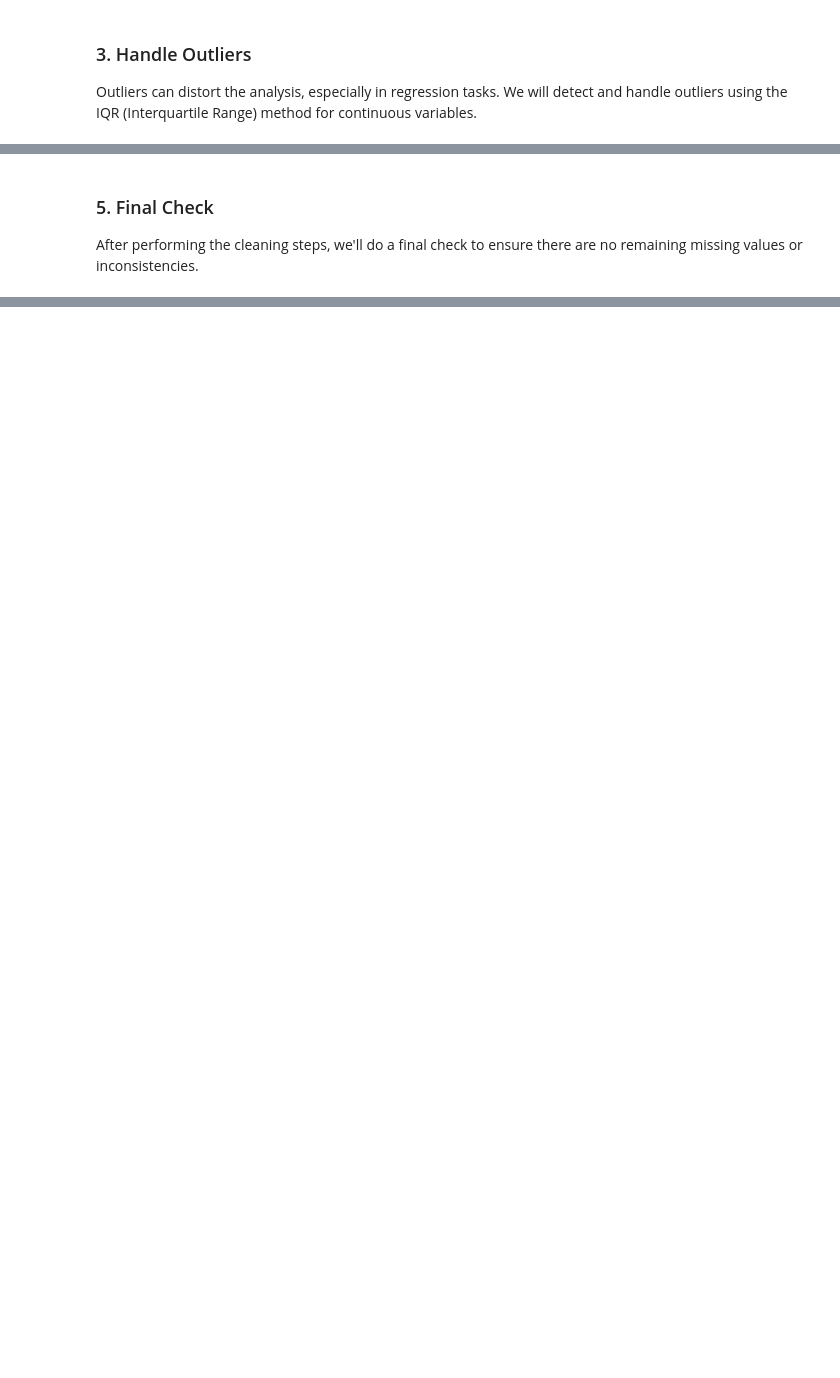
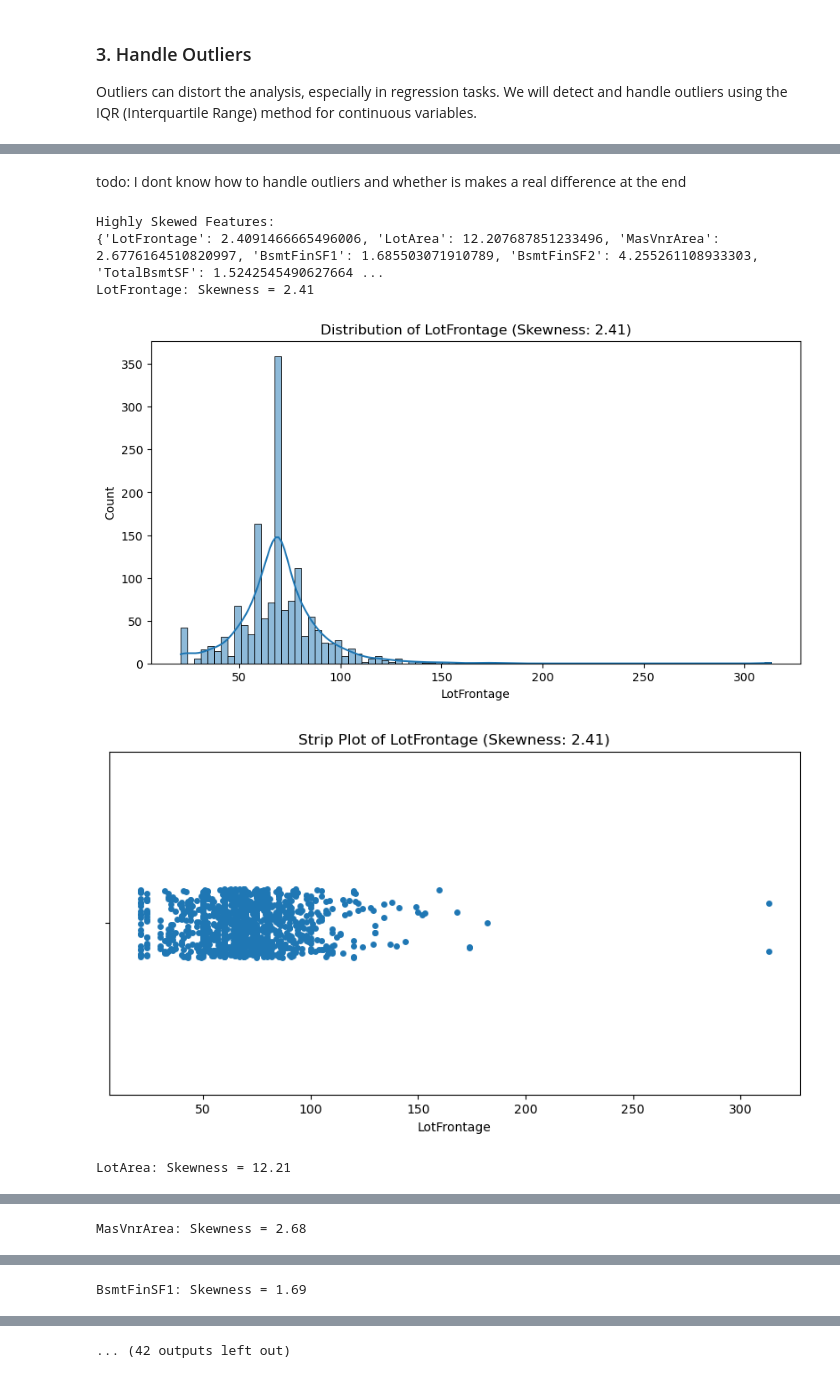
Before and after one commit to aleereza/eda-house-prices, a Jupyter notebook: notebooks/Exploratory Data Analysis.ipynb, the cells around one changed output, grey strips where cells are left out. Saved outputs shown, nothing was run; the diff lists cells and outputs as text; code cells hidden in the pictures; blank space fills up the shorter version.

```diff
--- a/notebooks/Exploratory Data Analysis.ipynb
+++ b/notebooks/Exploratory Data Analysis.ipynb
@@ -502,11 +957,12 @@ Often, datasets have columns with inconsistent or incorrect data types (e.g., nu
 # %%
-# Convert MSSubClass to a categorical variable as it represents a class, not a numerical value
-#df['MSSubClass'] = df['MSSubClass'].astype('category')
+# Find and display examples of mixed data types within a column
+mixed_types_found = False  # Initialize flag to track if mixed data types are found
 
-# Find and display examples of mixed data types within a column
 for col in df.columns:
     mixed_types = df[col].apply(type).nunique() > 1  # Check if there are more than one data type
     if mixed_types:
+        mixed_types_found = True  # Set flag to True if mixed types are found
+
         # Get the unique data types in the column
         unique_types = df[col].apply(type).unique()
 
@@ -519,3 +975,7 @@ for col in df.columns:
             examples = df[col][df[col].apply(lambda x: isinstance(x, data_type))].head(3).tolist()
             print(f" - {data_type}: {examples}")
         print()  # Blank line for readability
+
+# Check if any mixed data types were found
+if not mixed_types_found:
+    print("No mixed data types found in any columns.")
@@ -557,4 +1076,3 @@ print(df.head())
 # %% [markdown]
-### 5. Final Check
-
-After performing the cleaning steps, we'll do a final check to ensure there are no remaining missing values or inconsistencies.
+todo:
+I dont know how to handle outliers and whether is makes a real difference at the end
@@ -573,0 +1079,42 @@ print(df.info())
+# %%
+#to find highly skewed features
+
+# Set skewness threshold for identifying highly skewed features
+skew_threshold = 1
+
+# List of continuous features (you might get these from your data_description_dict)
+continuous_features = [col for col, data in data_description_dict.items() if data['Feature Type'] == 'continuous']
+
+# Dictionary to store skewness values for each continuous feature
+skewed_features = {}
+
+# Calculate skewness and identify highly skewed features
+for feature in continuous_features:
+    skewness = df[feature].skew()
+    if abs(skewness) > skew_threshold:
+        skewed_features[feature] = skewness
+
+# Display skewed features
+print("Highly Skewed Features:")
+print(skewed_features)
+for feature, skewness in skewed_features.items():
+    print(f"{feature}: Skewness = {skewness:.2f}")
+
+    # Plot histogram and KDE for each highly skewed feature
+    plt.figure(figsize=(10, 5))
+    sns.histplot(df[feature], kde=True)
+    plt.title(f"Distribution of {feature} (Skewness: {skewness:.2f})")
+    plt.show()
+
+    plt.figure(figsize=(10, 5))
+    sns.stripplot(x=df[feature], jitter=True)
+    plt.title(f"Strip Plot of {feature} (Skewness: {skewness:.2f})")
+    plt.xlabel(feature)
+    plt.show()
+# %% [output]
+Highly Skewed Features:
+{'LotFrontage': 2.4091466665496006, 'LotArea': 12.207687851233496, 'MasVnrArea': 2.6776164510820997, 'BsmtFinSF1': 1.685503071910789, 'BsmtFinSF2': 4.255261108933303, 'TotalBsmtSF': 1.5242545490627664 ...
+LotFrontage: Skewness = 2.41
+[figure, added]
+[figure, added]
+LotArea: Skewness = 12.21
@@ -573,0 +1123 @@ print(df.info())
+MasVnrArea: Skewness = 2.68
@@ -573,0 +1126 @@ print(df.info())
+BsmtFinSF1: Skewness = 1.69
@@ -573,0 +1129 @@ print(df.info())
+... (42 outputs left out)
```
Also changed, not shown: parts of 74 cells of this notebook, 1 other file.
